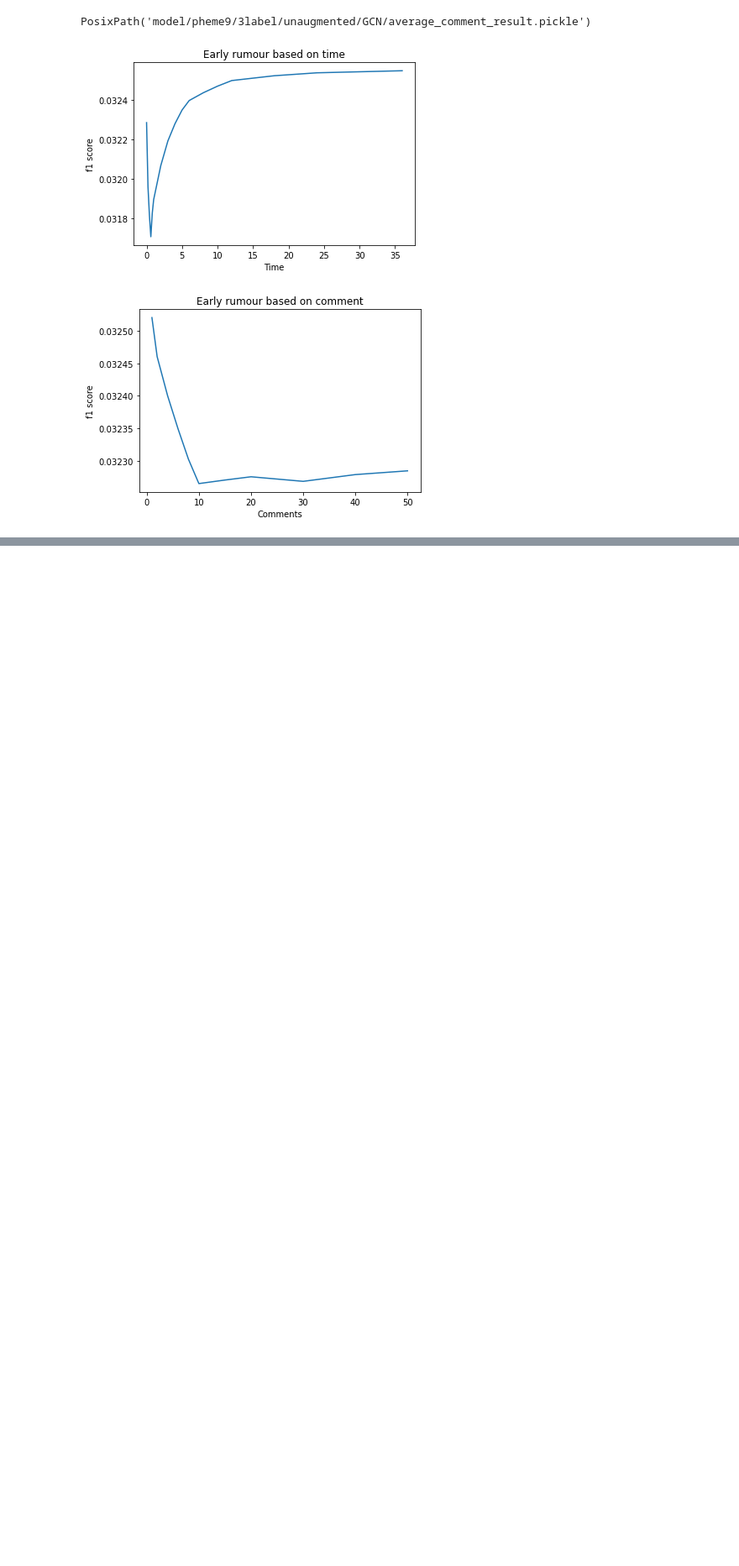
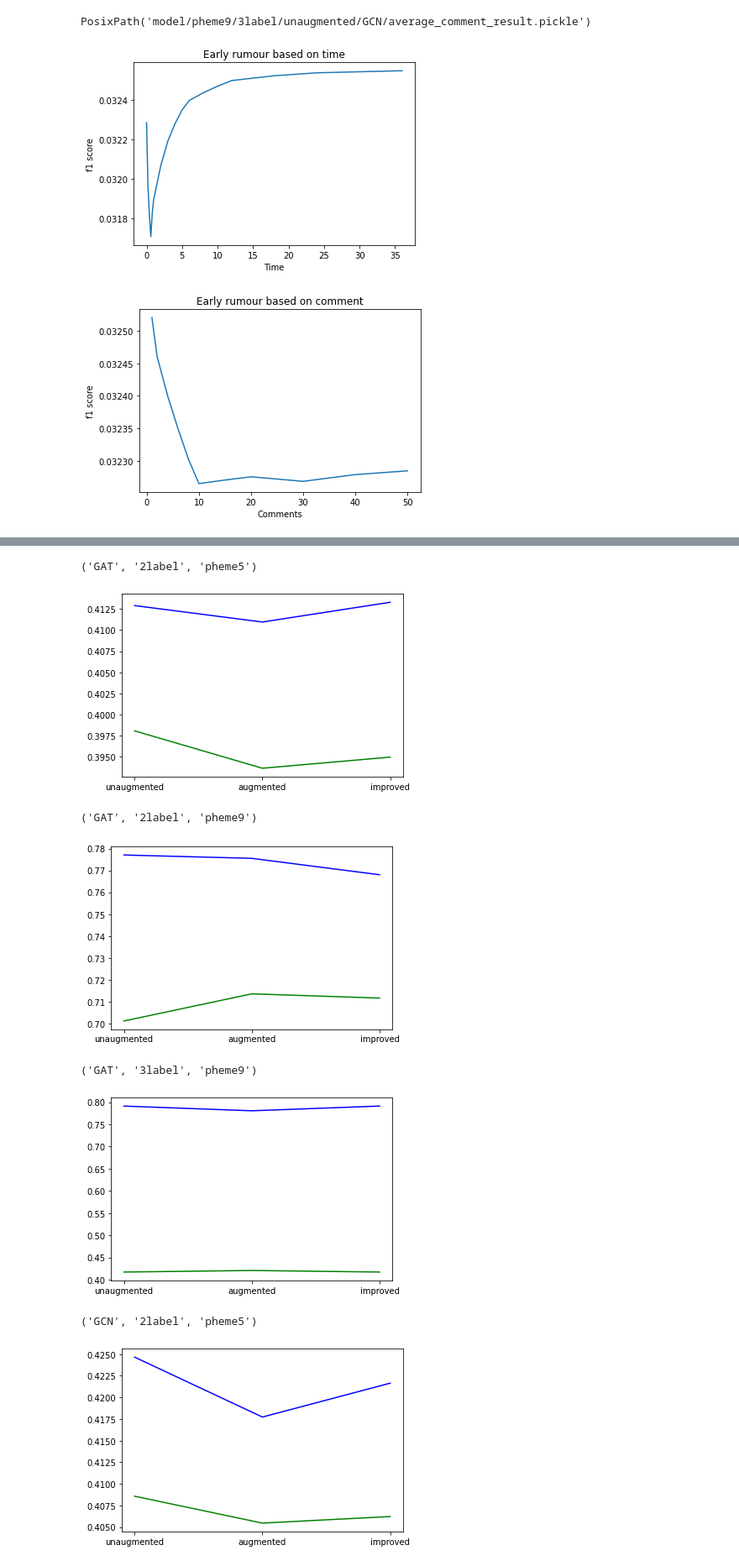
Before and after one commit to shaswatpatel123/rumour_detection, a Jupyter notebook: gnn_rd/plots.ipynb, the cells around one changed output, grey strips where cells are left out. Shown at 84% size. Drawn from its saved outputs; the diff is of its cells as text; code cells hidden in the pictures; blank space fills up the shorter version.

```diff
--- a/gnn_rd/plots.ipynb
+++ b/gnn_rd/plots.ipynb
@@ -68,0 +78,3 @@ getEarlyRDPlots(timeDataPath, commentDataPath)
+# %%
+# root_path = Path( "." )
+root_path = Path.cwd()
@@ -68,0 +94,4 @@ getEarlyRDPlots(timeDataPath, commentDataPath)
+# %%
+# saveDataPath = root_path / "model/pheme9/3label/"
+saveDataPath = root_path / "model"
+saveDataPath
@@ -68,0 +210,5 @@ getEarlyRDPlots(timeDataPath, commentDataPath)
+# %%
+saveDataPath = root_path / "model30"
+print( saveDataPath )
+df = getResultInDF( saveDataPath )
+df
@@ -68,0 +234,11 @@ getEarlyRDPlots(timeDataPath, commentDataPath)
+# %%
+getGraphs( df )
+# %% [output]
+('GAT', '2label', 'pheme5')
+[figure, added]
+('GAT', '2label', 'pheme9')
+[figure, added]
+('GAT', '3label', 'pheme9')
+[figure, added]
+('GCN', '2label', 'pheme5')
+[figure, added]
```
Also changed, not shown: parts of 18 cells of this notebook, 7 other files.
